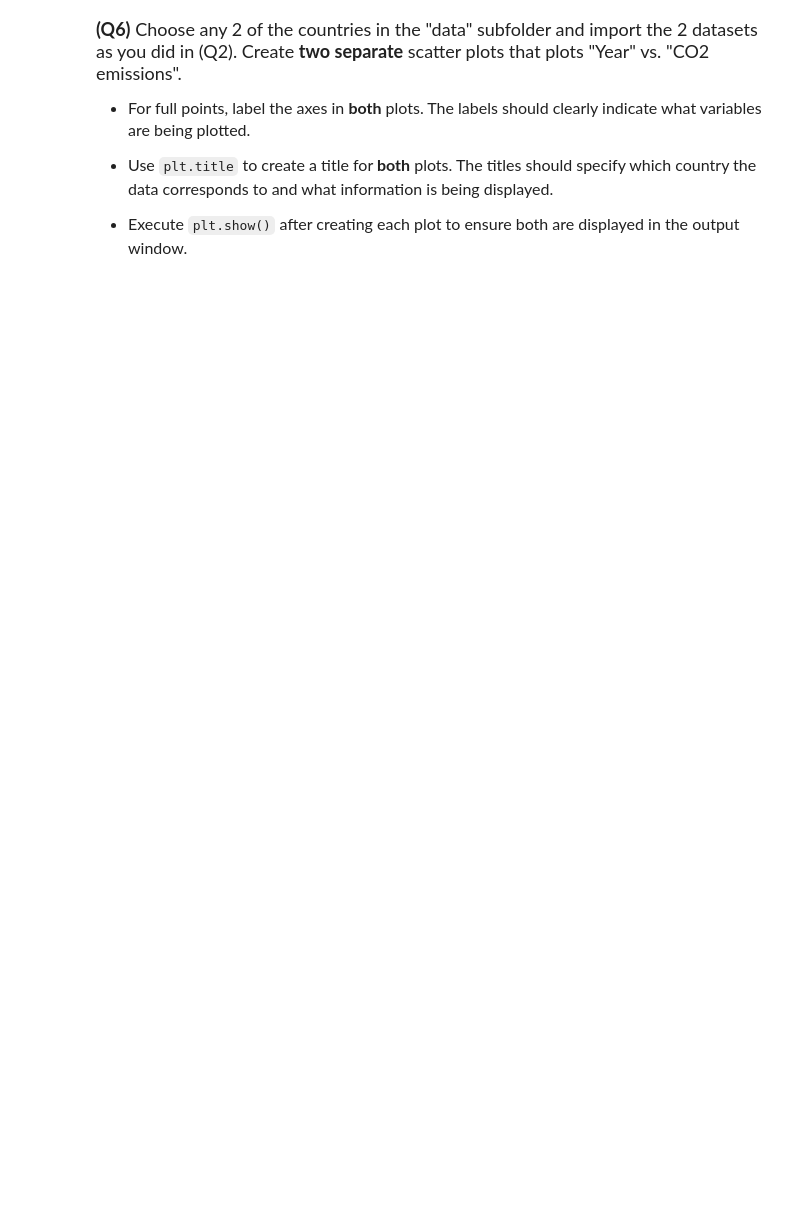
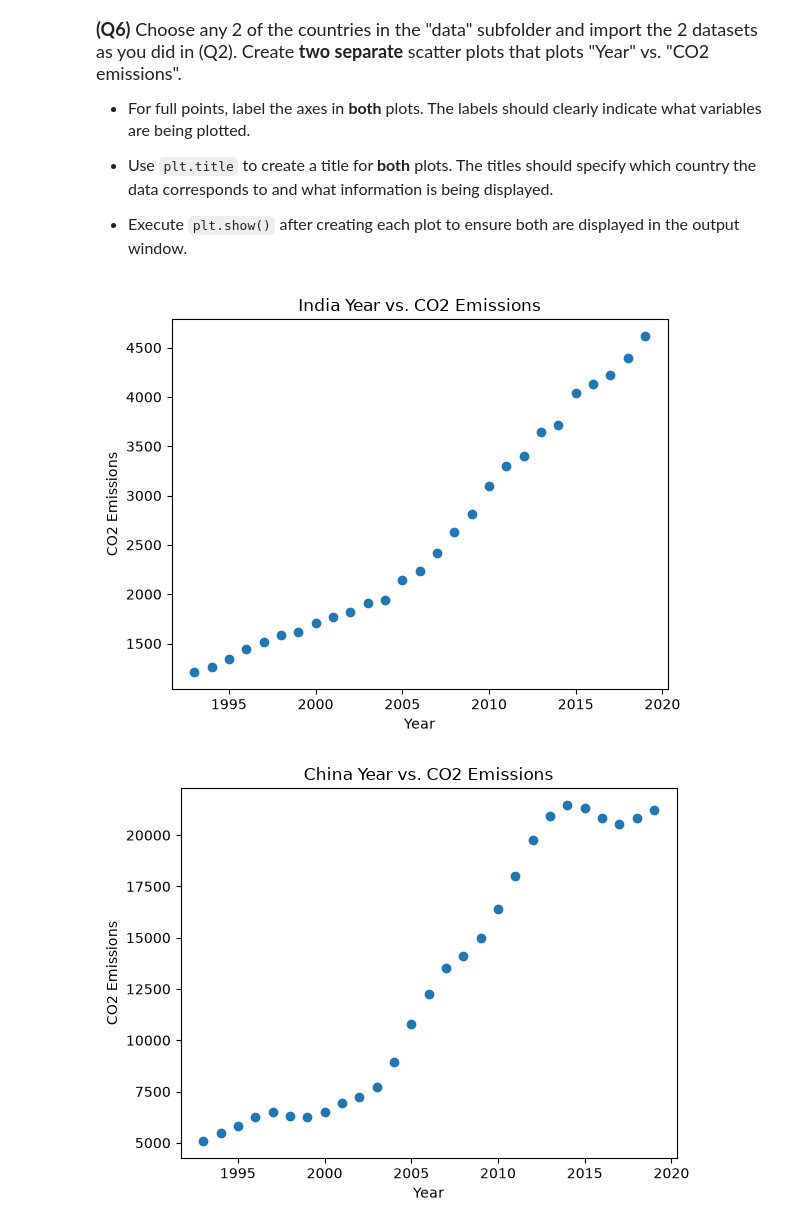
Before and after one commit to Ranbirrrr07/datasci151fall2026, a Jupyter notebook: _assignments/assignment_2/Assignment2.ipynb, the cells around one changed output. Cells and saved outputs as stored; diff of their text form; code cells hidden in the pictures; blank space fills up the shorter version.

```diff
--- a/_assignments/assignment_2/Assignment2.ipynb
+++ b/_assignments/assignment_2/Assignment2.ipynb
@@ -118,0 +150,18 @@ us_emissions["CO2_emission"].describe()
+# %%
+# Write your answer
+data_2 = pd.read_csv('data/india_emission.csv')
+data_3 = pd.read_csv('data/china_emission.csv')
+plt.scatter(data_2['Year'], data_2['CO2_emission'])
+plt.xlabel('Year')
+plt.ylabel('CO2 Emissions')
+plt.title('India Year vs. CO2 Emissions')
+plt.show()
+
+plt.scatter(data_3['Year'], data_3['CO2_emission'])
+plt.xlabel('Year')
+plt.ylabel('CO2 Emissions')
+plt.title('China Year vs. CO2 Emissions')
+plt.show()
+# %% [output]
+[figure, added]
+[figure, added]
```
Also changed, not shown: parts of 8 cells of this notebook, 13 other files.
